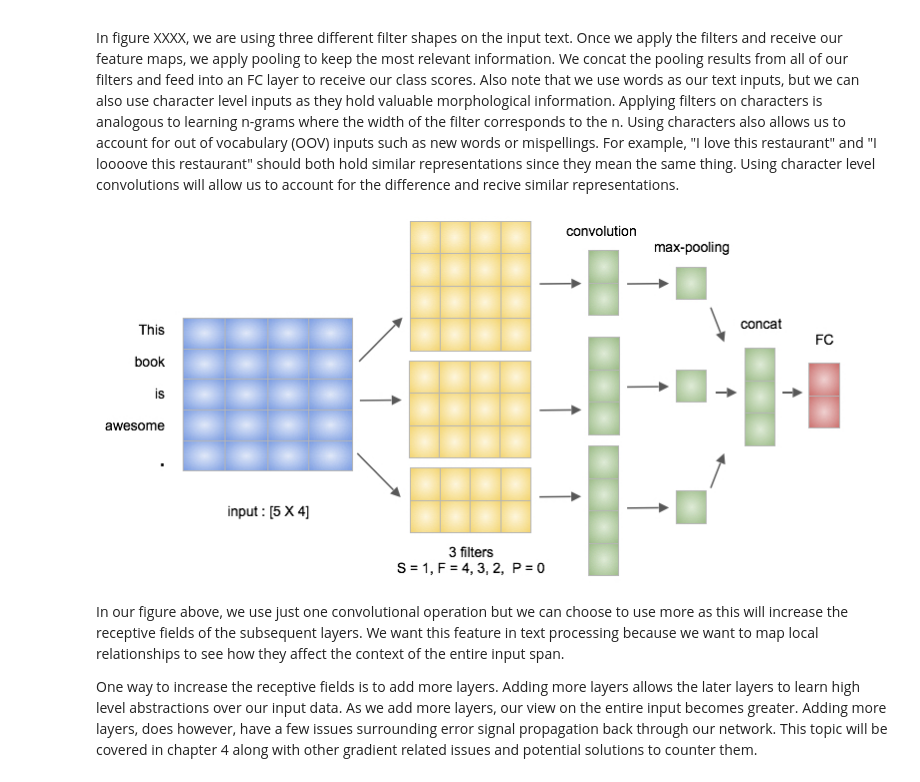
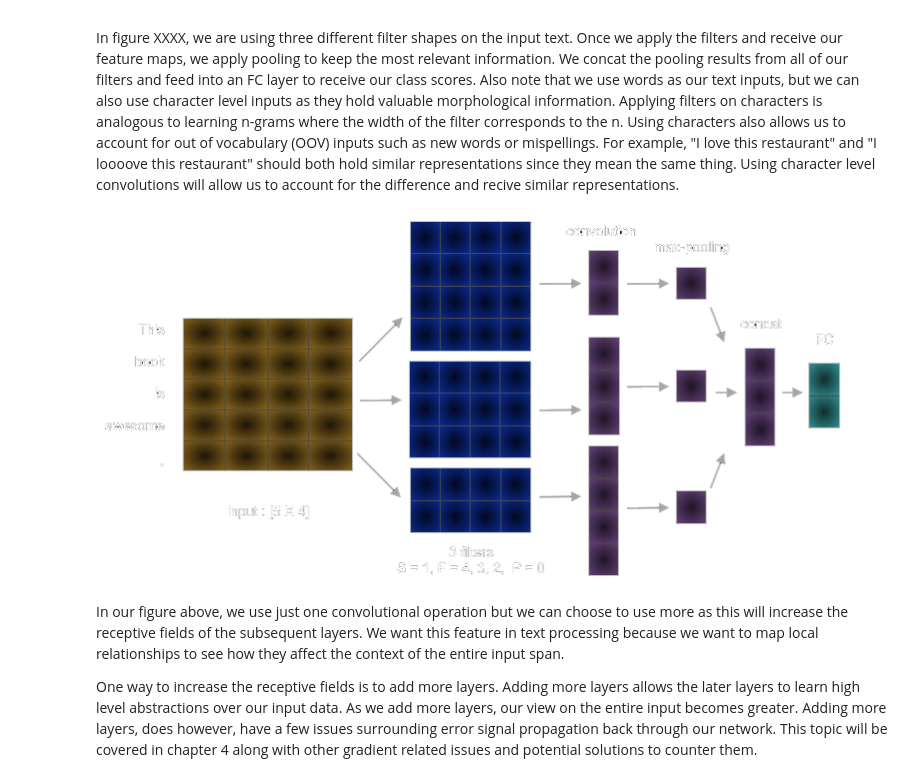
Before and after one commit to GokuMohandas/oreilly-pytorch, a Jupyter notebook: code/lesson2/lesson2.ipynb, the cells around one changed output. Cells and saved outputs as stored; diff of their text form; code cells hidden in the pictures.

```diff
--- a/code/lesson2/lesson2.ipynb
+++ b/code/lesson2/lesson2.ipynb
@@ -421,9 +413,9 @@ Our inputs will be 2D, where each row holds the representation for each word or
 
 In figure XXXX, we are using three different filter shapes on the input text. Once we apply the filters and receive our feature maps, we apply pooling to keep the most relevant information. We concat the pooling results from all of our filters and feed into an FC layer to receive our class scores. Also note that we use words as our text inputs, but we can also use character level inputs as they hold valuable morphological information. Applying filters on characters is analogous to learning n-grams where the width of the filter corresponds to the n. Using characters also allows us to account for out of vocabulary (OOV) inputs such as new words or mispellings. For example, "I love this restaurant" and "I loooove this restaurant" should both hold similar representations since they mean the same thing. Using character level convolutions will allow us to account for the difference and recive similar representations.
 # %%
-Image(filename='figures/ch03_cnn_nlp.jpg')
+Image(filename='figures/ch03_cnn_nlp-k.png')
 # %% [output]
-[figure, old version]
+[figure, new version]
 # %% [markdown]
 In our figure above, we use just one convolutional operation but we can choose to use more as this will increase the receptive fields of the subsequent layers. We want this feature in text processing because we want to map local relationships to see how they affect the context of the entire input span.
 
```
Also changed, not shown: parts of 13 cells of this notebook, 3 other files.
